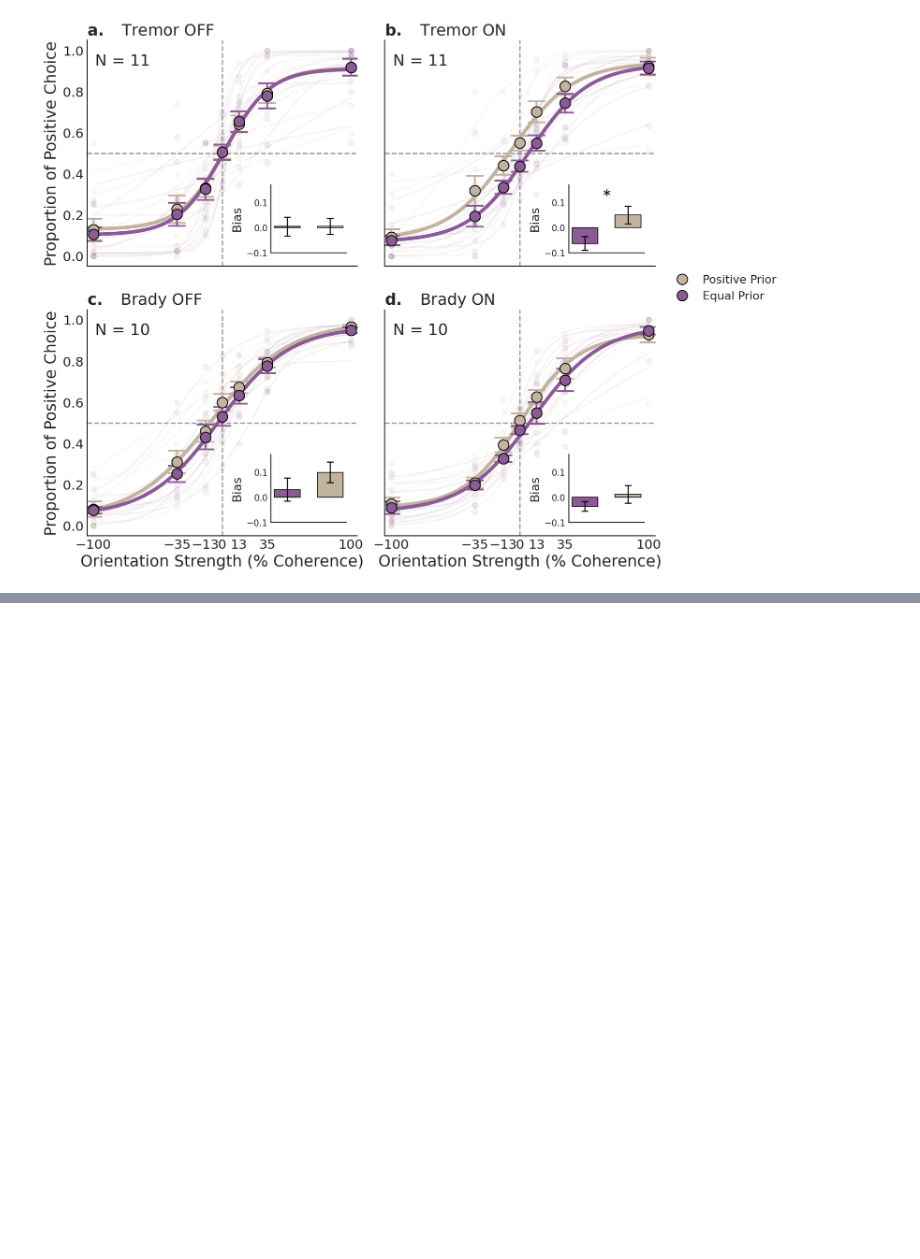
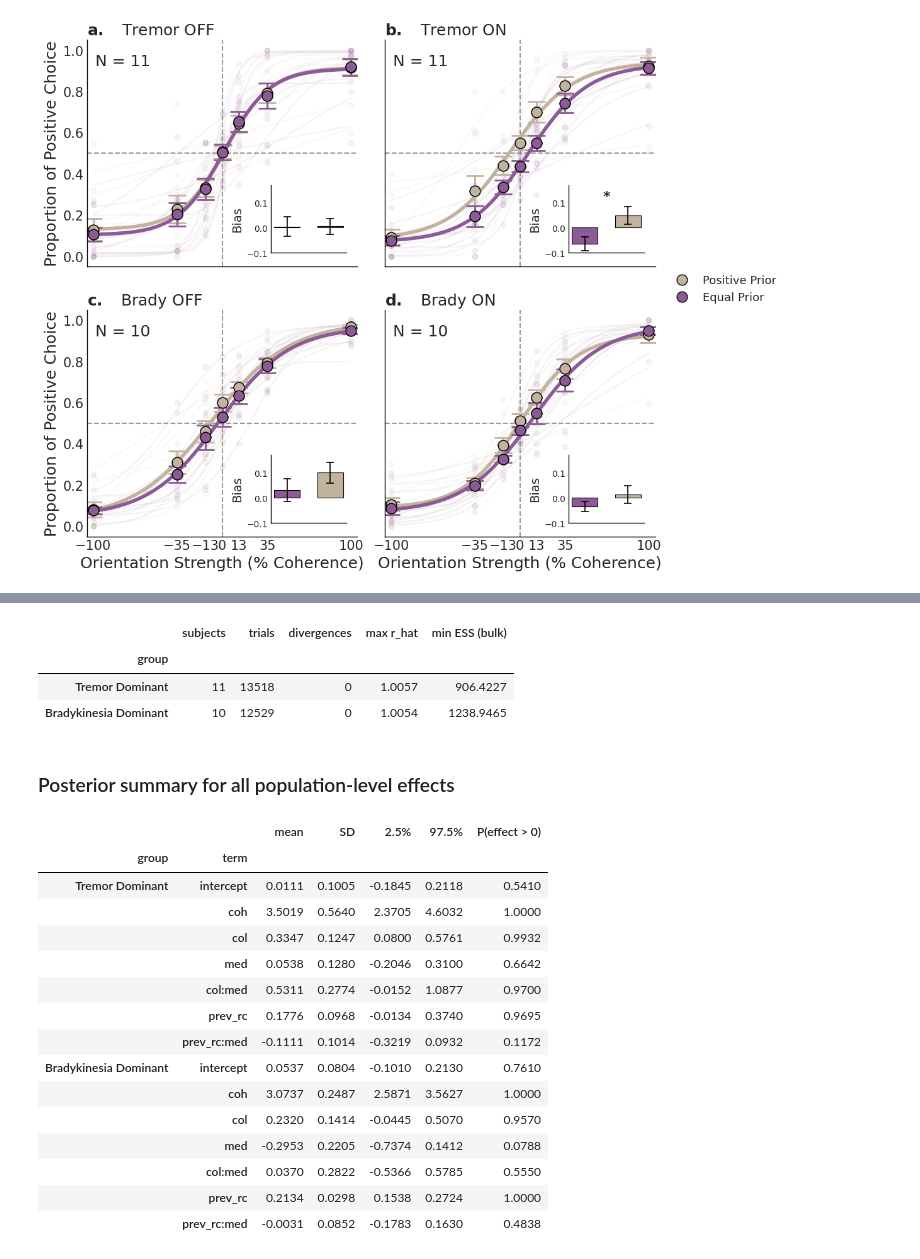
Before and after one commit to vaibrainium/bayesian-priors-in-pd-subtype, a Jupyter notebook: notebooks/2.30-dissemination.ipynb, the cells around one changed output, grey strips where cells are left out. Drawn from its saved outputs; the diff is of its cells as text; code cells hidden in the pictures; blank space fills up the shorter version.

```diff
--- a/notebooks/2.30-dissemination.ipynb
+++ b/notebooks/2.30-dissemination.ipynb
@@ -419,0 +352,20 @@ color:medication interaction: est=0.0084 +/- 0.0853, z=0.098, p=0.9218
+# %%
+from src.utils.mcmc_cache import FIT_SETTINGS, TERMS, fit_or_load, loso_or_load, prepare_trials
+
+# The model, the sampler settings and the seed live in src/utils/mcmc_cache.py and are shared with
+# 2.25, so both notebooks report the same posterior. Colour and medication are effect-coded at
+# +/- 0.5, making `col:med` the trial-level analogue of the subject-level difference-in-differences
+# contrast; previous-trial terms are carried as covariates so sequential effects cannot load onto it.
+# The first run samples (~2-3 min) and caches the draws; every later run loads them back.
+mcmc_group_subjects = {
+    "tremor": subjects_map["tremor_dominant"],
+    "brady": subjects_map["bradykinesia_dominant"],
+}
+mcmc_group_titles = {"tremor": "Tremor Dominant", "brady": "Bradykinesia Dominant"}
+
+mcmc_subsets = {grp: prepare_trials(filtered_data, subs) for grp, subs in mcmc_group_subjects.items()}
+mcmc_fits = {grp: fit_or_load(grp, subset) for grp, subset in mcmc_subsets.items()}
+mcmc_posterior = {grp: fit.draws for grp, fit in mcmc_fits.items()}
+
+print(f"sampler settings: {FIT_SETTINGS}")
+print({grp: draws.shape for grp, draws in mcmc_posterior.items()})
@@ -420 +390,60 @@ color:medication interaction: est=0.0084 +/- 0.0853, z=0.098, p=0.9218
+# %%
+mcmc_diagnostics = pd.DataFrame(
+    [
+        {
+            "group": mcmc_group_titles[grp],
+            "subjects": fit.n_subjects,
+            "trials": fit.n_trials,
+            "divergences": fit.divergences,
+            "max r_hat": fit.rhat.max(),
+            "min ESS (bulk)": fit.ess_bulk.min(),
+        }
+        for grp, fit in mcmc_fits.items()
+    ]
+).set_index("group")
+mcmc_diagnostics.round(4)
+# %% [output]
+|  | subjects | trials | divergences | max r_hat | min ESS (bulk) |
+| group |  |  |  |  |  |
+| Tremor Dominant | 11 | 13518 | 0 | 1.0057 | 906.4227 |
+| Bradykinesia Dominant | 10 | 12529 | 0 | 1.0054 | 1238.9465 |
+# %% [markdown]
+### Posterior summary for all population-level effects
+# %%
+summary_rows = []
+for grp, samples in mcmc_posterior.items():
+    for i, term in enumerate(TERMS):
+        draws = samples[:, i]
+        low, high = np.percentile(draws, [2.5, 97.5])
+        summary_rows.append(
+            {
+                "group": mcmc_group_titles[grp],
+                "term": term,
+                "mean": draws.mean(),
+                "SD": draws.std(),
+                "2.5%": low,
+                "97.5%": high,
+                "P(effect > 0)": (draws > 0).mean(),
+            }
+        )
+
+posterior_summary = pd.DataFrame(summary_rows).set_index(["group", "term"])
+posterior_summary.round(4)
+# %% [output]
+|  |  | mean | SD | 2.5% | 97.5% | P(effect > 0) |
+| group | term |  |  |  |  |  |
+| Tremor Dominant | intercept | 0.0111 | 0.1005 | -0.1845 | 0.2118 | 0.5410 |
+|  | coh | 3.5019 | 0.5640 | 2.3705 | 4.6032 | 1.0000 |
+|  | col | 0.3347 | 0.1247 | 0.0800 | 0.5761 | 0.9932 |
+|  | med | 0.0538 | 0.1280 | -0.2046 | 0.3100 | 0.6642 |
+|  | col:med | 0.5311 | 0.2774 | -0.0152 | 1.0877 | 0.9700 |
+|  | prev_rc | 0.1776 | 0.0968 | -0.0134 | 0.3740 | 0.9695 |
+|  | prev_rc:med | -0.1111 | 0.1014 | -0.3219 | 0.0932 | 0.1172 |
+| Bradykinesia Dominant | intercept | 0.0537 | 0.0804 | -0.1010 | 0.2130 | 0.7610 |
+|  | coh | 3.0737 | 0.2487 | 2.5871 | 3.5627 | 1.0000 |
+|  | col | 0.2320 | 0.1414 | -0.0445 | 0.5070 | 0.9570 |
+|  | med | -0.2953 | 0.2205 | -0.7374 | 0.1412 | 0.0788 |
+|  | col:med | 0.0370 | 0.2822 | -0.5366 | 0.5785 | 0.5550 |
+|  | prev_rc | 0.2134 | 0.0298 | 0.1538 | 0.2724 | 1.0000 |
+|  | prev_rc:med | -0.0031 | 0.0852 | -0.1783 | 0.1630 | 0.4838 |
 # %% [markdown]
```
Also changed, not shown: parts of 22 cells of this notebook, 1 other file.
